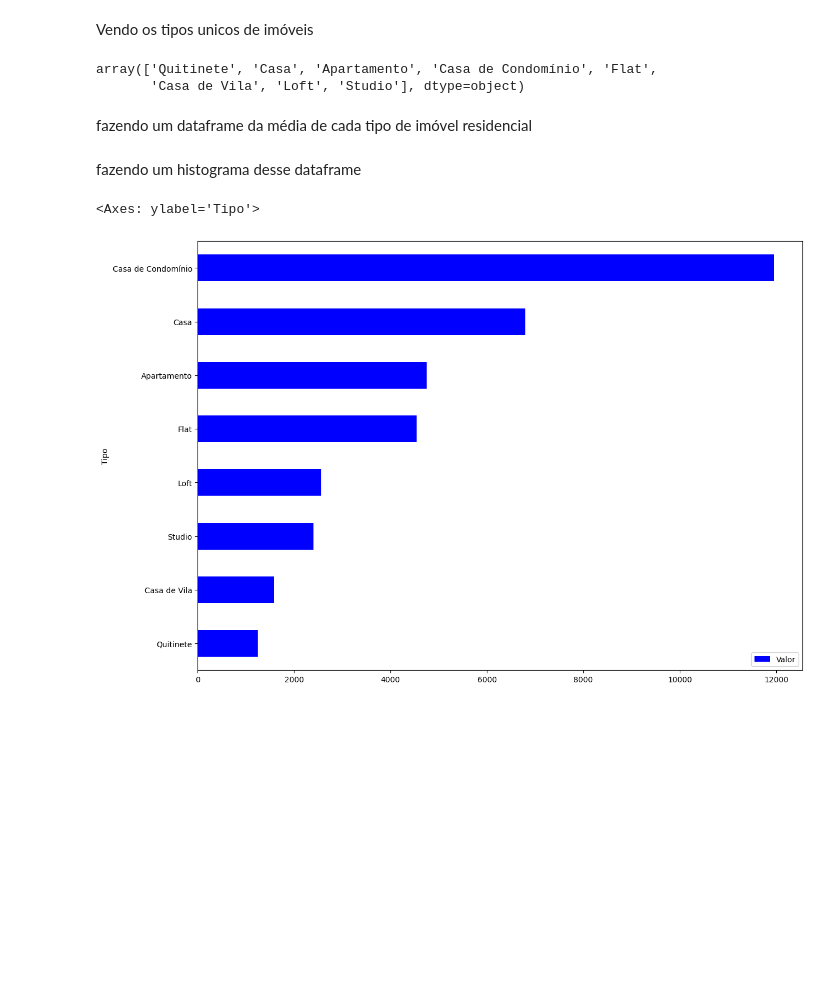
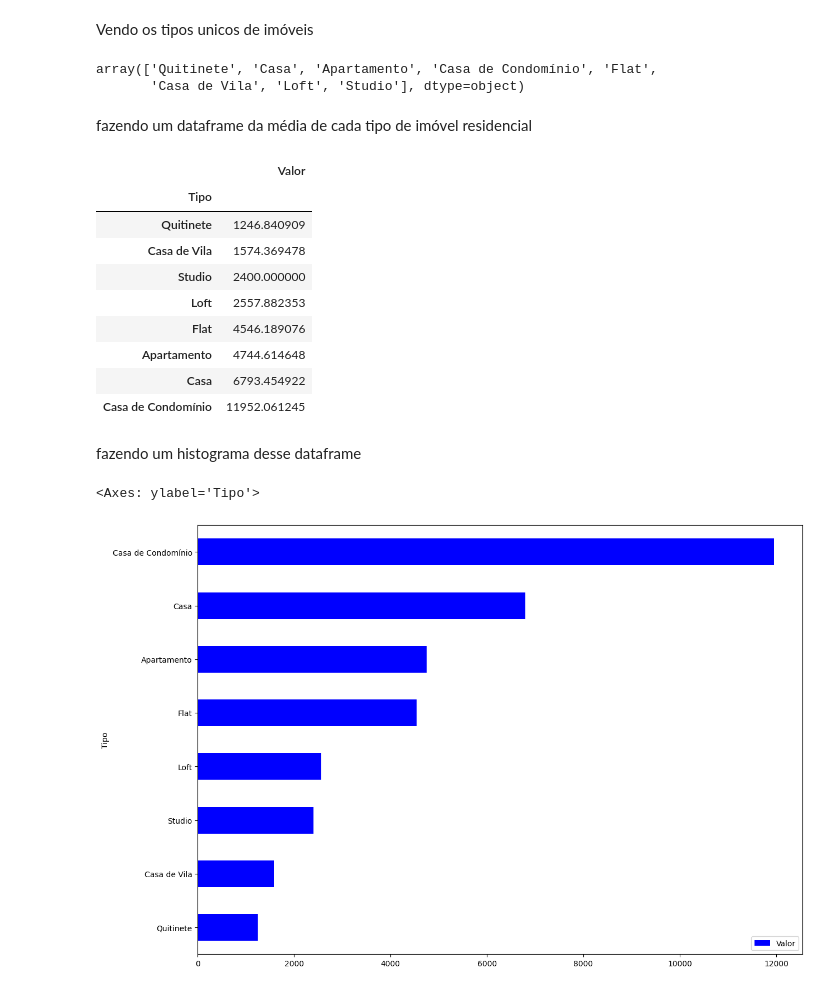
Before and after one commit to apollo920/Pandas-Library, a Jupyter notebook: projeto_imobiliaria.ipynb, the cells around one changed output. Saved outputs shown, nothing was run; the diff lists cells and outputs as text; code cells hidden in the pictures; blank space fills up the shorter version.

```diff
--- a/projeto_imobiliaria.ipynb
+++ b/projeto_imobiliaria.ipynb
@@ -344,6 +344,18 @@ array(['Quitinete', 'Casa', 'Apartamento', 'Casa de Condomínio', 'Flat',
 fazendo um dataframe da média de cada tipo de imóvel residencial
 # %%
 df=df_residenciais.groupby('Tipo')[['Valor']].mean().sort_values('Valor')
+df
+# %% [output]
+|  | Valor |
+| Tipo |  |
+| Quitinete | 1246.840909 |
+| Casa de Vila | 1574.369478 |
+| Studio | 2400.000000 |
+| Loft | 2557.882353 |
+| Flat | 4546.189076 |
+| Apartamento | 4744.614648 |
+| Casa | 6793.454922 |
+| Casa de Condomínio | 11952.061245 |
 # %% [markdown]
 fazendo um histograma desse dataframe
 # %%
```
Also changed, not shown: parts of 10 cells of this notebook.
